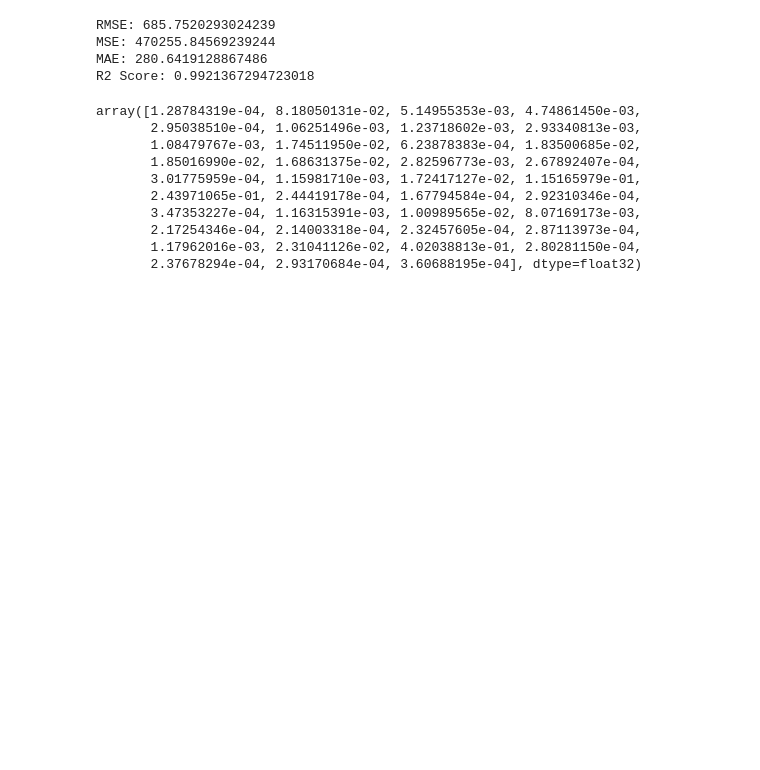
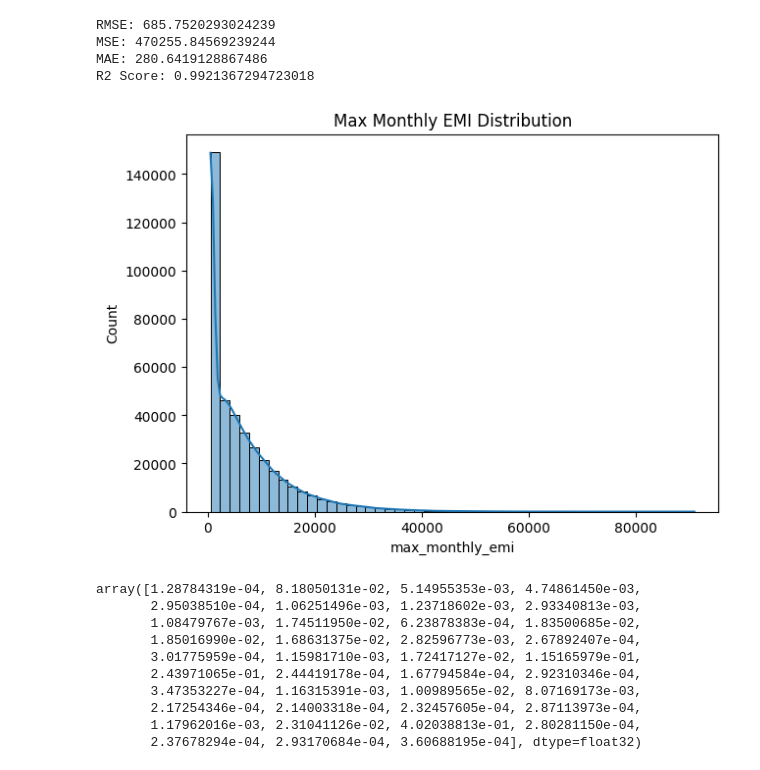
Before and after one commit to Keerthick2309/EMIPredict-AI-Project, a Jupyter notebook: notebooks/regression/XGB_reg.ipynb, the cells around one changed output. Drawn from its saved outputs; the diff is of its cells as text; code cells hidden in the pictures; blank space fills up the shorter version.

```diff
--- a/notebooks/regression/XGB_reg.ipynb
+++ b/notebooks/regression/XGB_reg.ipynb
@@ -106,6 +108,13 @@ RMSE: 685.7520293024239
 MSE: 470255.84569239244
 MAE: 280.6419128867486
 R2 Score: 0.9921367294723018
+# %%
+plt.figure(figsize=(7,5))
+sns.histplot(df['max_monthly_emi'], bins=50, kde=True)
+plt.title("Max Monthly EMI Distribution")
+plt.show()
+# %% [output]
+[figure, added]
 # %%
 xgb_reg.feature_importances_
 # %% [output]
```
Also changed, not shown: parts of 1 cell of this notebook, 1 other file.
